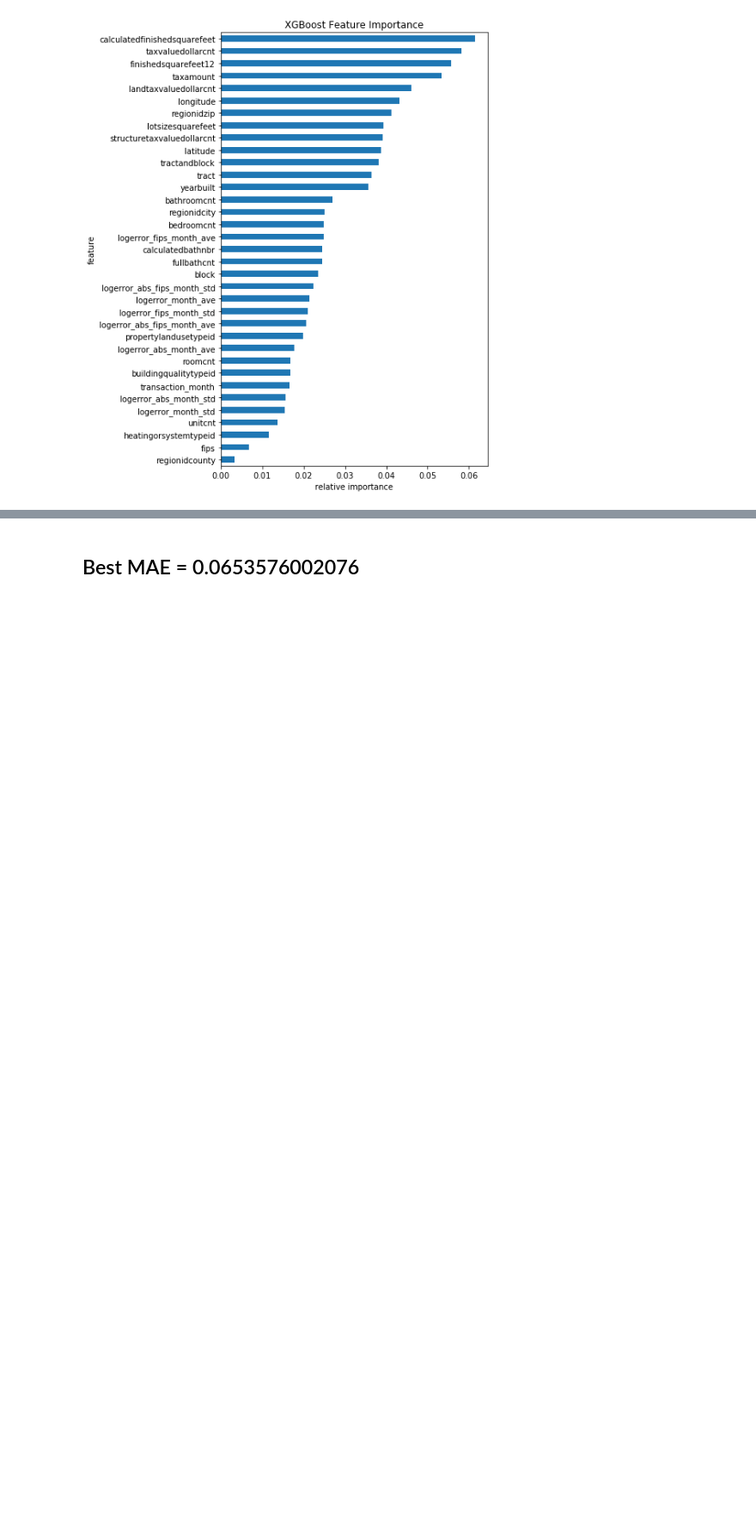
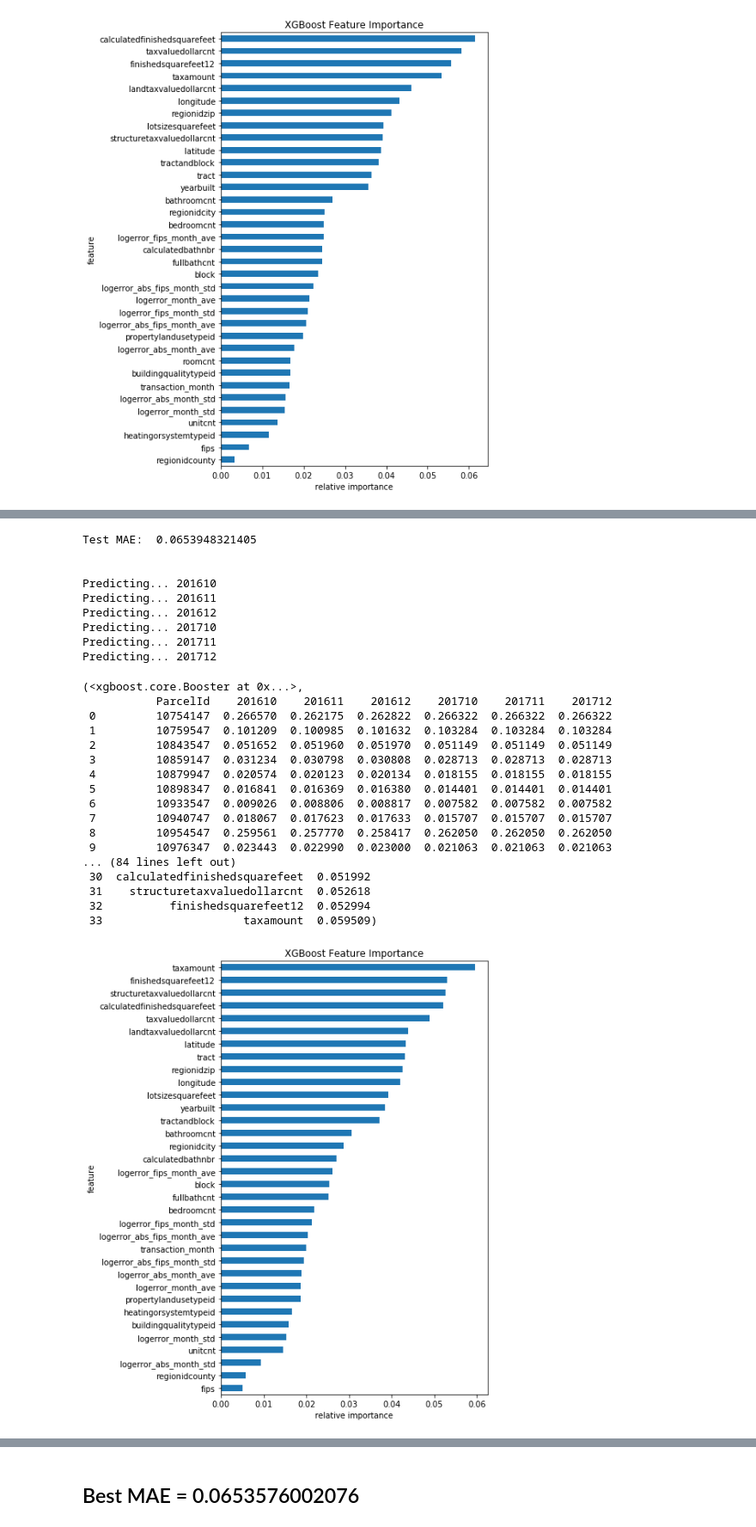
Before and after one commit to ibratface/dl_projects, a Jupyter notebook: zillow.ipynb, the cells around one changed output, grey strips where cells are left out. Shown at 86% size. Drawn from its saved outputs; the diff is of its cells as text; code cells hidden in the pictures; blank space fills up the shorter version.

```diff
--- a/zillow.ipynb
+++ b/zillow.ipynb
@@ -40,0 +160,12 @@ gc.collect()
+# %%
+subm = pd.DataFrame()
+subm['ParcelId'] = props['parcelid']
+months = [10, 11, 12, 22, 23, 24]
+dates = ['201610', '201611', '201612', '201710', '201711', '201712']
+for month, date in zip(months, dates):
+    props['transaction_month'] = month
+    mrgd = props.merge(zillow_data.preprocessed.error_trend(), how='left', on=['fips', 'transaction_month'])
+    subm[date] = mrgd['logerror_fips_month_ave'].copy()
+    display(subm[date].isnull().any())
+subm.to_pickle('zillow/subm_w_fips.pkl')
+subm.shape
@@ -40,0 +180,5 @@ gc.collect()
+# %%
+props = zillow_data.preprocessed.properties()[['parcelid', 'fips']]
+props = props[~props.parcelid.isin(subm.ParcelId)]
+props = props[props.fips == ''].reset_index()
+props.shape
@@ -40,0 +187,12 @@ gc.collect()
+# %%
+gc.collect()
+subm = pd.DataFrame()
+subm['ParcelId'] = props['parcelid']
+months = [10, 11, 12, 22, 23, 24]
+dates = ['201610', '201611', '201612', '201710', '201711', '201712']
+for month, date in zip(months, dates):
+    props['transaction_month'] = month
+    mrgd = props.merge(zillow_data.preprocessed.error_trend(), how='left', on=['transaction_month'])
+    subm[date] = mrgd['logerror_month_ave']
+subm.to_pickle('zillow/subm_w_notn.pkl')
+subm.shape
@@ -40,0 +201,7 @@ gc.collect()
+# %%
+gc.collect()
+subm = pd.read_pickle('zillow/subm_w_txn.pkl')
+subm = subm.append(pd.read_pickle('zillow/subm_w_fips.pkl'))
+subm = subm.append(pd.read_pickle('zillow/subm_w_notn.pkl'))
+subm.to_csv('zillow/subm_all.csv.gz', index=False, float_format='%.4f', compression='gzip')
+subm.shape
@@ -235,0 +473,32 @@ Predicting... 201712
+# %%
+dropcols = cols_high_missing
+dropcols.add('roomcnt')
+train_predict(predict=True, plot_imp=True, dropcols=dropcols)
+# %% [output]
+Test MAE:  0.0653948321405
+
+
+Predicting... 201610
+Predicting... 201611
+Predicting... 201612
+Predicting... 201710
+Predicting... 201711
+Predicting... 201712
+(<xgboost.core.Booster at 0x...>,
+           ParcelId    201610    201611    201612    201710    201711    201712
+ 0         10754147  0.266570  0.262175  0.262822  0.266322  0.266322  0.266322
+ 1         10759547  0.101209  0.100985  0.101632  0.103284  0.103284  0.103284
+ 2         10843547  0.051652  0.051960  0.051970  0.051149  0.051149  0.051149
+ 3         10859147  0.031234  0.030798  0.030808  0.028713  0.028713  0.028713
+ 4         10879947  0.020574  0.020123  0.020134  0.018155  0.018155  0.018155
+ 5         10898347  0.016841  0.016369  0.016380  0.014401  0.014401  0.014401
+ 6         10933547  0.009026  0.008806  0.008817  0.007582  0.007582  0.007582
+ 7         10940747  0.018067  0.017623  0.017633  0.015707  0.015707  0.015707
+ 8         10954547  0.259561  0.257770  0.258417  0.262050  0.262050  0.262050
+ 9         10976347  0.023443  0.022990  0.023000  0.021063  0.021063  0.021063
+... (84 lines left out)
+ 30  calculatedfinishedsquarefeet  0.051992
+ 31    structuretaxvaluedollarcnt  0.052618
+ 32          finishedsquarefeet12  0.052994
+ 33                     taxamount  0.059509)
+[figure, added]
```
Also changed, not shown: parts of 30 cells of this notebook, 1 other file.
